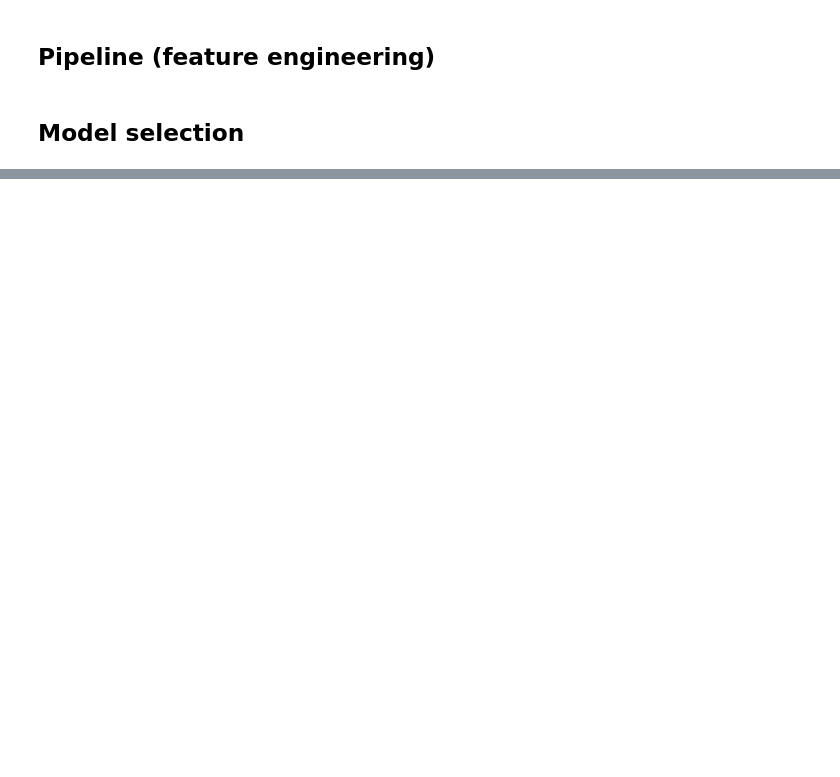
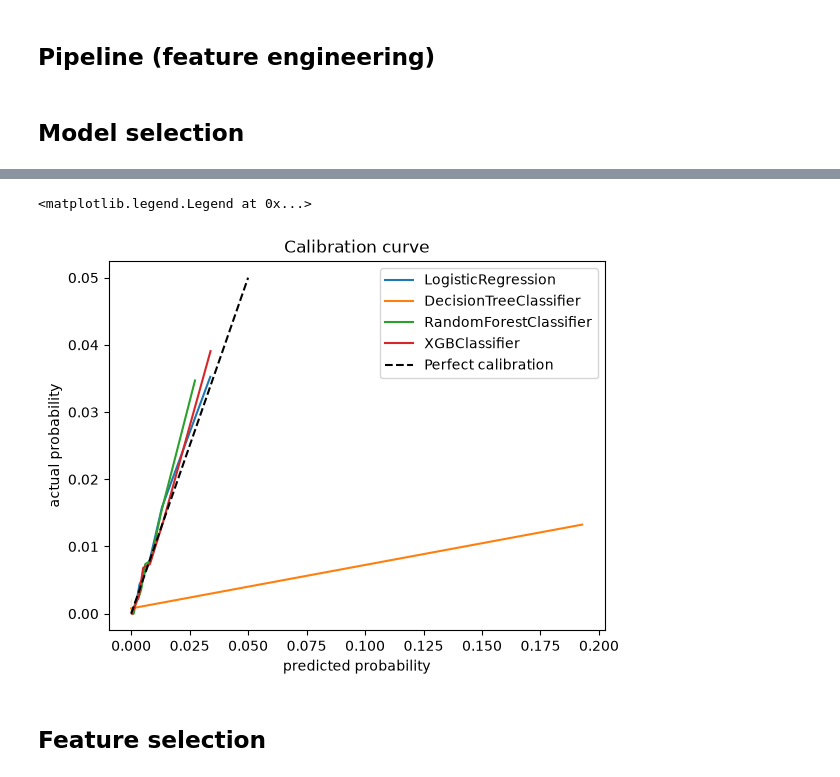
Before and after one commit to luke235422/Freddie-Mac-ML-progect, a Jupyter notebook: model_1.ipynb, the cells around one changed output, grey strips where cells are left out. Saved outputs shown, nothing was run; the diff lists cells and outputs as text; code cells hidden in the pictures; blank space fills up the shorter version.

```diff
--- a/model_1.ipynb
+++ b/model_1.ipynb
@@ -783,0 +776,7 @@ AttributeError: Rectangle.set() got an unexpected keyword argument 'labels'
+# %%
+
+calibration_curve_df = pd.DataFrame({
+    key: pd.Series(values)
+    for key, values in calibration_curve_dict.items()
+})
+calibration_curve_df=calibration_curve_df.fillna(0)
@@ -783,0 +797,14 @@ AttributeError: Rectangle.set() got an unexpected keyword argument 'labels'
+# %%
+
+for modelname in models:
+    sns.lineplot(x=calibration_curve_df[f"prob_pred {modelname.__class__.__name__}"],y=calibration_curve_df[f"prob_true {modelname.__class__.__name__}"],label=modelname.__class__.__name__)
+plt.xlabel("predicted probability")
+plt.ylabel("actual probability")
+plt.title("Calibration curve")
+plt.plot([0,0.05],[0,0.05],linestyle="--",color="black",label="Perfect calibration")
+plt.legend()
+# %% [output]
+<matplotlib.legend.Legend at 0x...>
+[figure, added]
+# %% [markdown]
+## Feature selection
```
Also changed, not shown: parts of 24 cells of this notebook.
